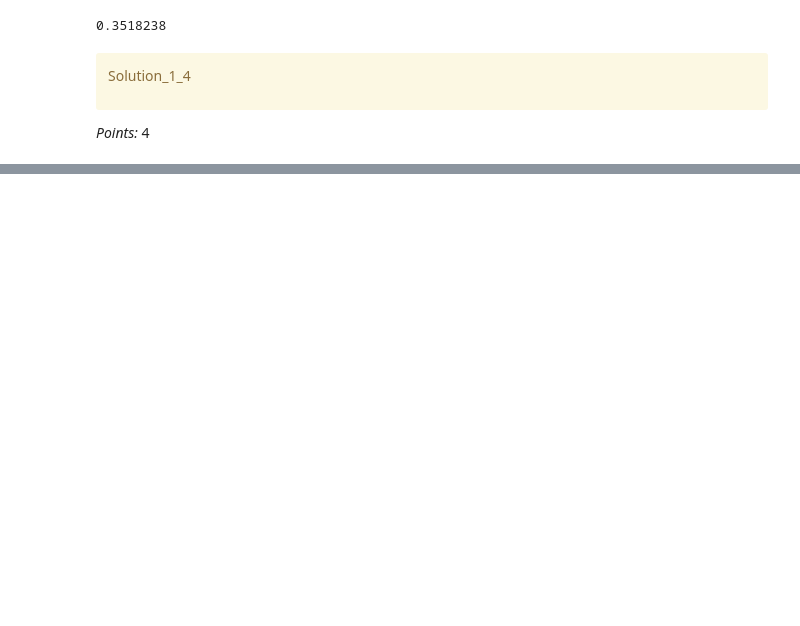
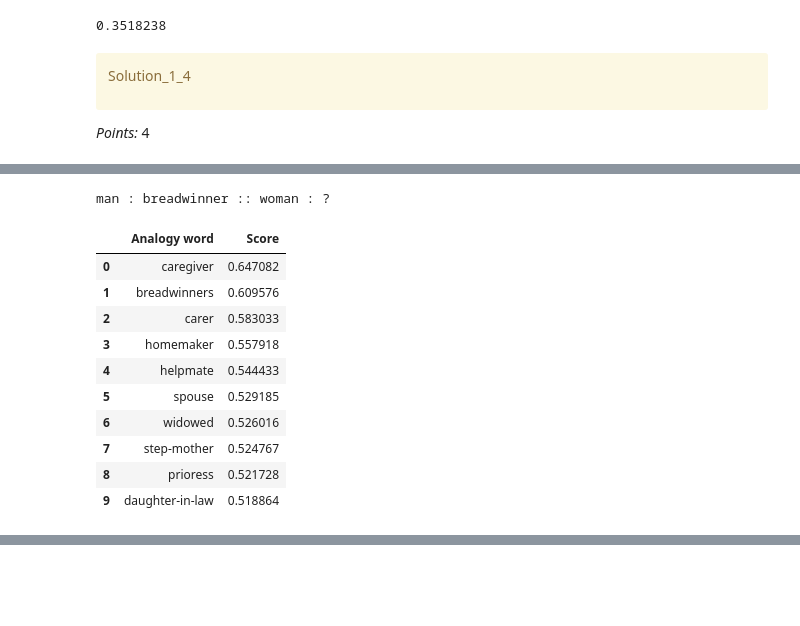
Before and after one commit to miketham24/cpsc330_hw7, a Jupyter notebook: hw7.ipynb, the cells around one changed output, grey strips where cells are left out. Saved outputs shown, nothing was run; the diff lists cells and outputs as text; code cells hidden in the pictures; blank space fills up the shorter version.

```diff
--- a/hw7.ipynb
+++ b/hw7.ipynb
@@ -338,0 +346,15 @@ man : king :: woman : ?
+# %%
+analogy("man", "breadwinner", "woman")
+# %% [output]
+man : breadwinner :: woman : ?
+|  | Analogy word | Score |
+| 0 | caregiver | 0.647082 |
+| 1 | breadwinners | 0.609576 |
+| 2 | carer | 0.583033 |
+| 3 | homemaker | 0.557918 |
+| 4 | helpmate | 0.544433 |
+| 5 | spouse | 0.529185 |
+| 6 | widowed | 0.526016 |
+| 7 | step-mother | 0.524767 |
+| 8 | prioress | 0.521728 |
+| 9 | daughter-in-law | 0.518864 |
```
Also changed, not shown: parts of 12 cells of this notebook, 1 other file.
